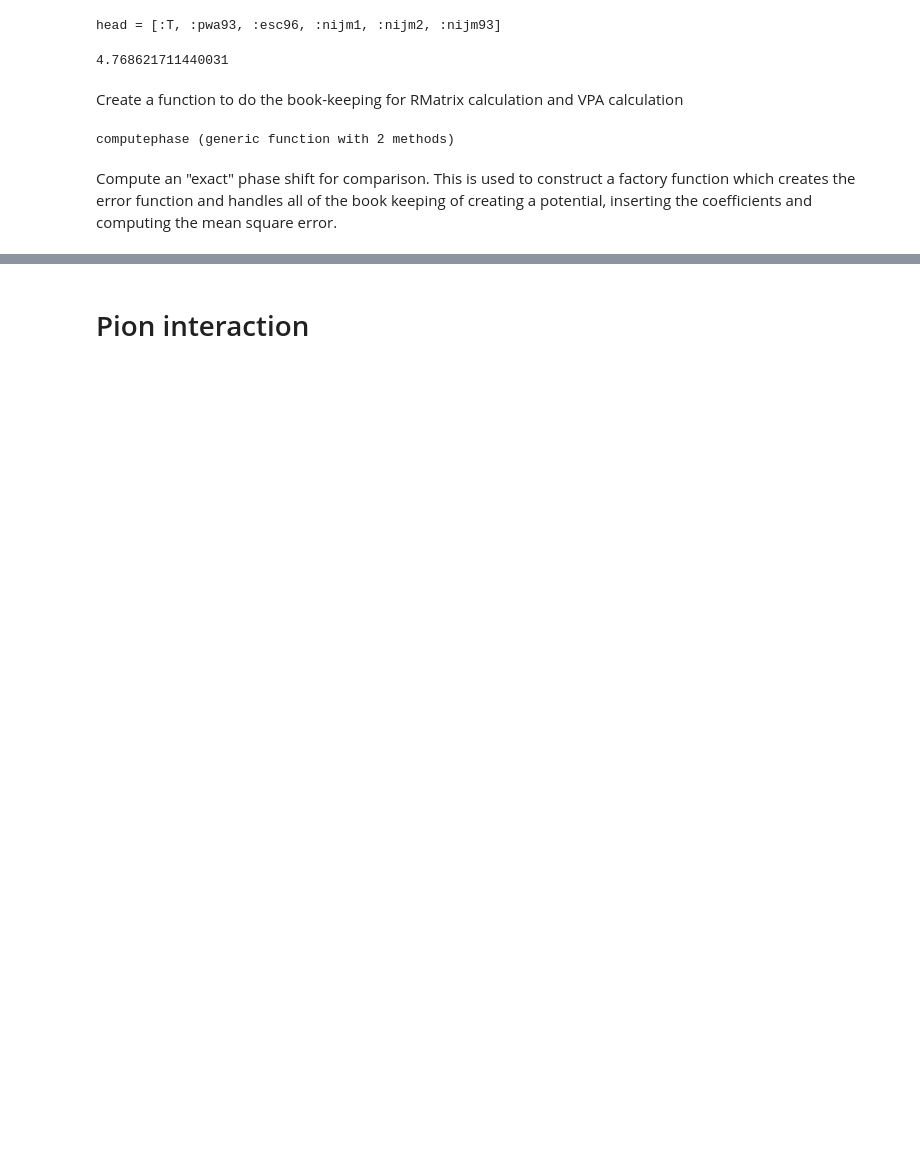
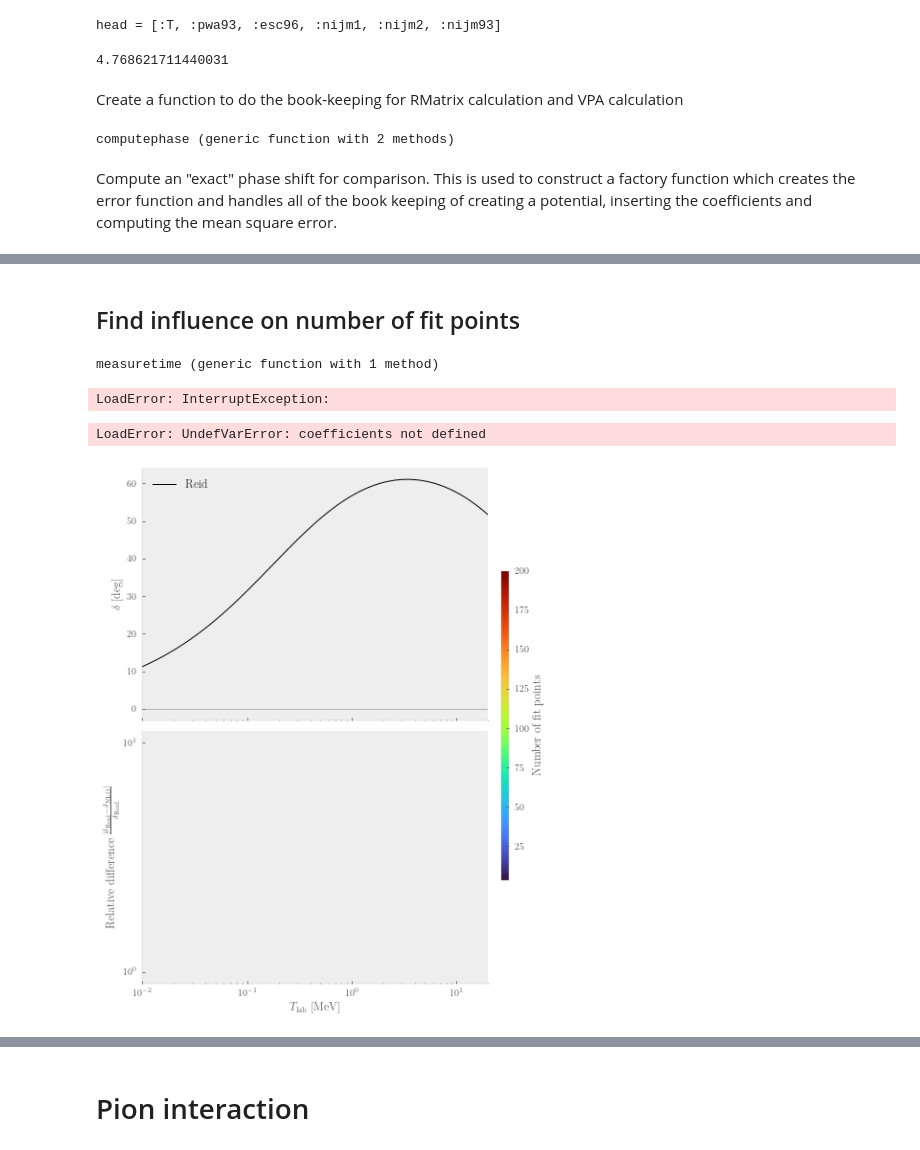
Before and after one commit to ErlendLima/NuclearForces, a Jupyter notebook: project2/notebooks/Pionic Interactions.ipynb, the cells around one changed output, grey strips where cells are left out. Drawn from its saved outputs; the diff is of its cells as text; code cells hidden in the pictures; blank space fills up the shorter version.

```diff
--- a/project2/notebooks/Pionic Interactions.ipynb
+++ b/project2/notebooks/Pionic Interactions.ipynb
@@ -393,0 +779,70 @@ LoadError: UndefVarError: C0s not defined
+# %% [markdown]
+## Find influence on number of fit points
+# %%
+function measuretime(V, coeffs, numpoints; minlim=nothing, maxlim=nothing)
+    n = length(coeffs)
+    minlim = if isnothing(minlim) fill(-1.0, 2) else minlim end
+    maxlim = if isnothing(maxlim) fill(1.0, 2) else maxlim end
+    time = Float64[]
+    errors = Vector{Float64}[]
+    coefficients = Vector{Float64}[]
+    full_length = max(100, maximum(numpoints))
+    curves = Vector{Float64}[]
+    E, reid_full = computephase(Reid(), length=full_length)
+    for n in numpoints
+        println(n)
+        _, reid = computephase(Reid(), length=n)
+        erf = makeerrorfunction(V, length=n, fact=reid)
+        results = optimize(erf, minlim, maxlim, coeffs, Fminbox(), Optim.Options(time_limit=60.0*4))
+        cres = Optim.minimizer(results)
+        push!(time, results.time_run)
+        push!(coefficients, cres)
+        Vfit = V(cres...)
+        Vfit = regularize(Vfit, 0.7)
+        _, deltas = computephase(Vfit, length=full_length)
+        error = @. (reid_full - deltas)/reid_full
+        push!(errors, error)
+        push!(curves, deltas)
+    end
+    E, errors, time, coefficients, curves
+end
+# %% [output]
+measuretime (generic function with 1 method)
+# %%
+points = [3, 5, 10, 15, 20, 50, 70, 80, 90, 100, 125, 150, 175, 200]
+E, errors, time, coefficients, curves = measuretime(NLO, [-0.5, -0.1], points);
+# %% [output]
+LoadError: InterruptException:
+# %%
+E, reid = computephase(Reid(), endpoint=20, length=350)
+Vs = []
+for coef in coefficients
+    _, V = computephase(regularize(NLO(coef...), 0.7), endpoint=20, length=350)
+    push!(Vs, V)
+end
+# %% [output]
+LoadError: UndefVarError: coefficients not defined
+# %%
+fig, (ax1, ax2) = newfig(nrows=2, constrained_layout=true, sharex=true)
+cmap_ = "turbo"
+sm = plt.cm.ScalarMappable(cmap=cmap_, norm=plt.matplotlib.pyplot.Normalize(vmin=minimum(points), vmax=maximum(points)))
+cm = cmap(cmap_, length(Vs))
+ax1.axhline(y=0, c="gray", linewidth=0.5)
+for (i, (point, phase)) in zip(points, Vs) |> enumerate
+    ax1.plot(E, phase, color=cm[i])
+    err = @. abs(reid-phase)/reid
+    ax2.plot(E, err, color=cm[i])
+end
+ax1.plot(E, reid, color="k", label="Reid")
+cbar = fig.colorbar(sm, ax=(ax1, ax2), shrink=0.6)#, location="right")
+cbar.ax.set_ylabel("Number of fit points")
+ax1.set_xscale("log")
+ax2.set_yscale("log")
+ax1.set_ylabel(L"$\delta$ [deg]")
+ax2.set_ylabel(L"Relative difference $\frac{|\delta_{\mathrm{Reid}} - \delta_{\mathrm{NLO}}|}{\delta_{\mathrm{Reid}}}$")
+ax1.legend()
+ax1.set_xlim(1e-2, 20)
+ax2.set_xlabel(L"$T_{\mathrm{lab}}$ [MeV]")
+savefig(fig, "NLO_points_error.pdf")
+# %% [output]
+[figure, added]
```
Also changed, not shown: parts of 185 cells of this notebook, 43 other files.
